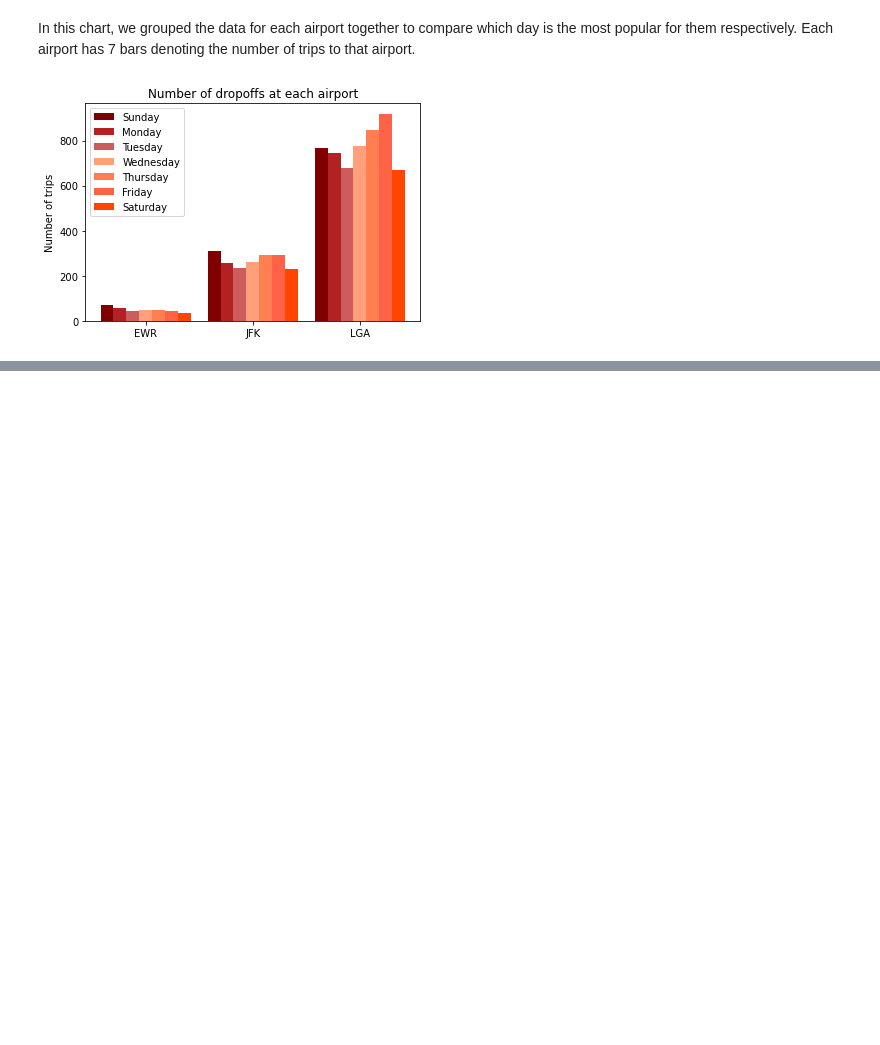
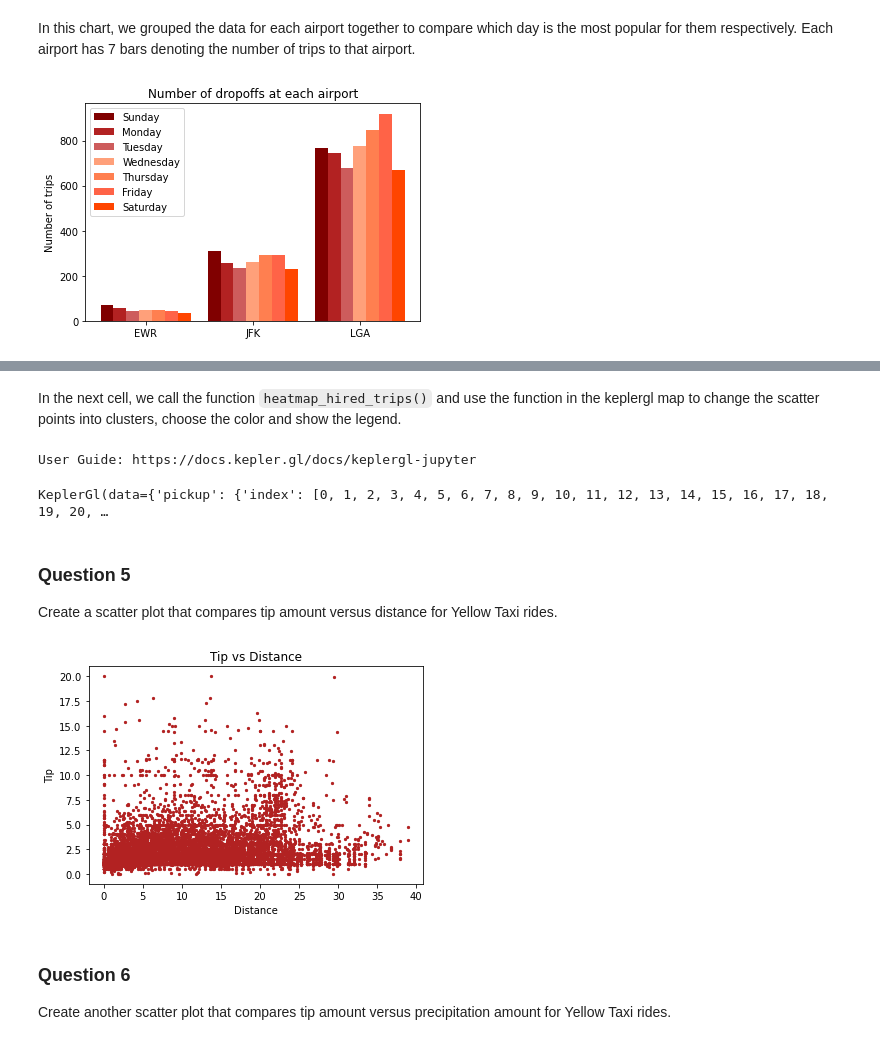
Before and after one commit to Vivian-QwYu/Final-Project-IEOR4501, a Jupyter notebook: Final project_IEOR4501.ipynb, the cells around one changed output, grey strips where cells are left out. Drawn from its saved outputs; the diff is of its cells as text; code cells hidden in the pictures; blank space fills up the shorter version.

Commit message:
update codes of visualization 4-6 and extra query of sun data

```diff
--- a/Final project_IEOR4501.ipynb
+++ b/Final project_IEOR4501.ipynb
@@ -802,0 +827,36 @@ day_airport_dropoff()
+# %% [markdown]
+In the next cell, we call the function `heatmap_hired_trips()` and use the function in the keplergl map to change the scatter points into clusters, choose the color and show the legend.
+# %%
+heat_map = heatmap_hired_trips()
+heat_map
+# %% [output]
+User Guide: https://docs.kepler.gl/docs/keplergl-jupyter
+KeplerGl(data={'pickup': {'index': [0, 1, 2, 3, 4, 5, 6, 7, 8, 9, 10, 11, 12, 13, 14, 15, 16, 17, 18, 19, 20, …
+# %% [markdown]
+### Question 5
+Create a scatter plot that compares tip amount versus distance for Yellow Taxi rides.
+# %%
+def scatter_taxi_tip_distance() -> None:
+    query_STMT = """
+    SELECT tip_amount,distance
+    FROM taxi_trip;
+    """
+
+    data = pd.read_sql_query(query_STMT, engine)
+    # remove some outliers
+    data = data[(data["tip_amount"]<=20) & (data["tip_amount"]>0)]
+
+    # sample the data to make the plot clearer
+    data = data.sample(10000)
+
+    plt.scatter(data["distance"],data["tip_amount"],s = 5, color = "firebrick")
+    plt.title("Tip vs Distance")
+    plt.xlabel("Distance")
+    plt.ylabel("Tip")
+# %%
+scatter_taxi_tip_distance()
+# %% [output]
+[figure, added]
+# %% [markdown]
+### Question 6
+Create another scatter plot that compares tip amount versus precipitation amount for Yellow Taxi rides.
```
Also changed, not shown: parts of 9 cells of this notebook.
